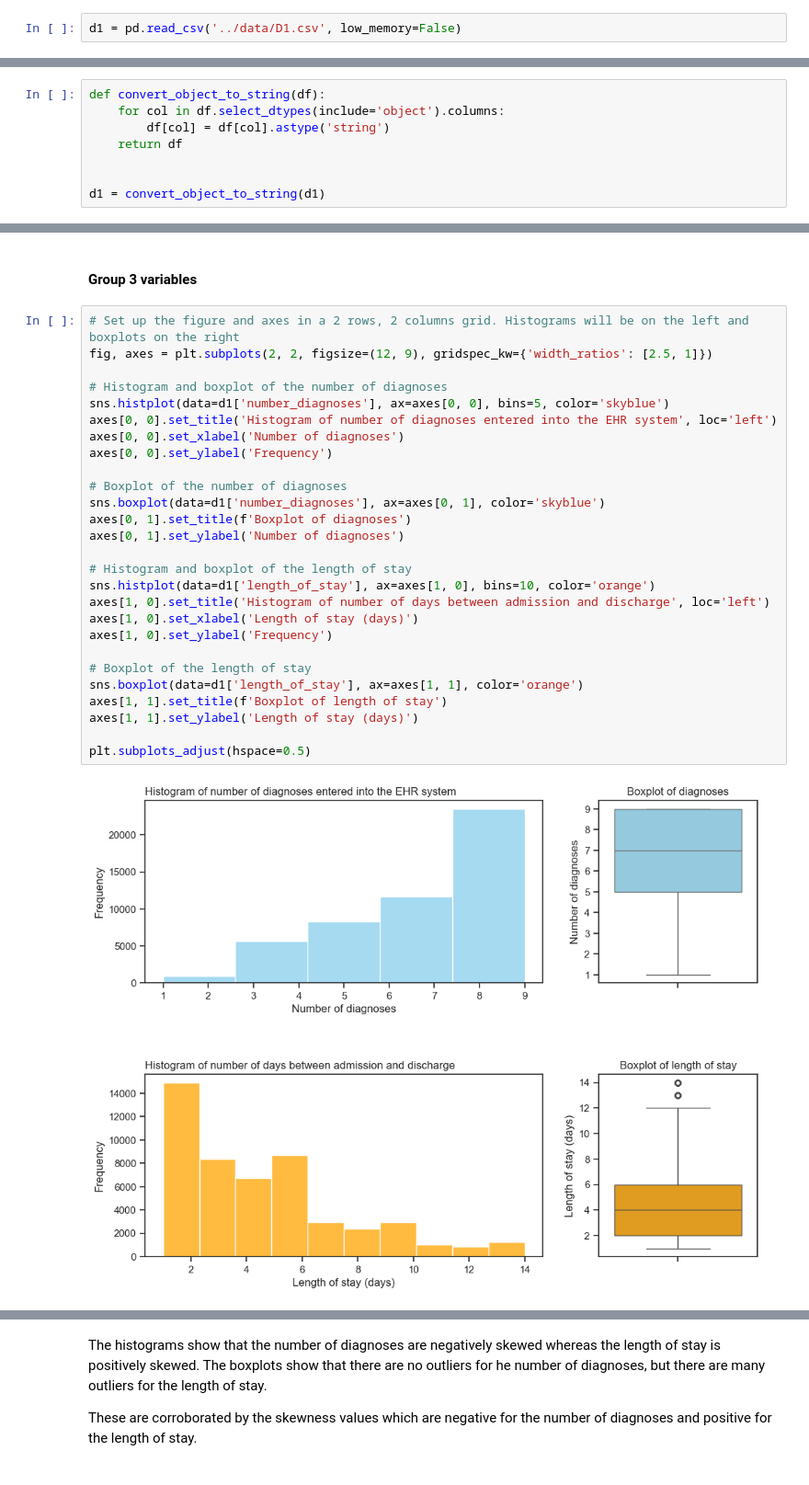
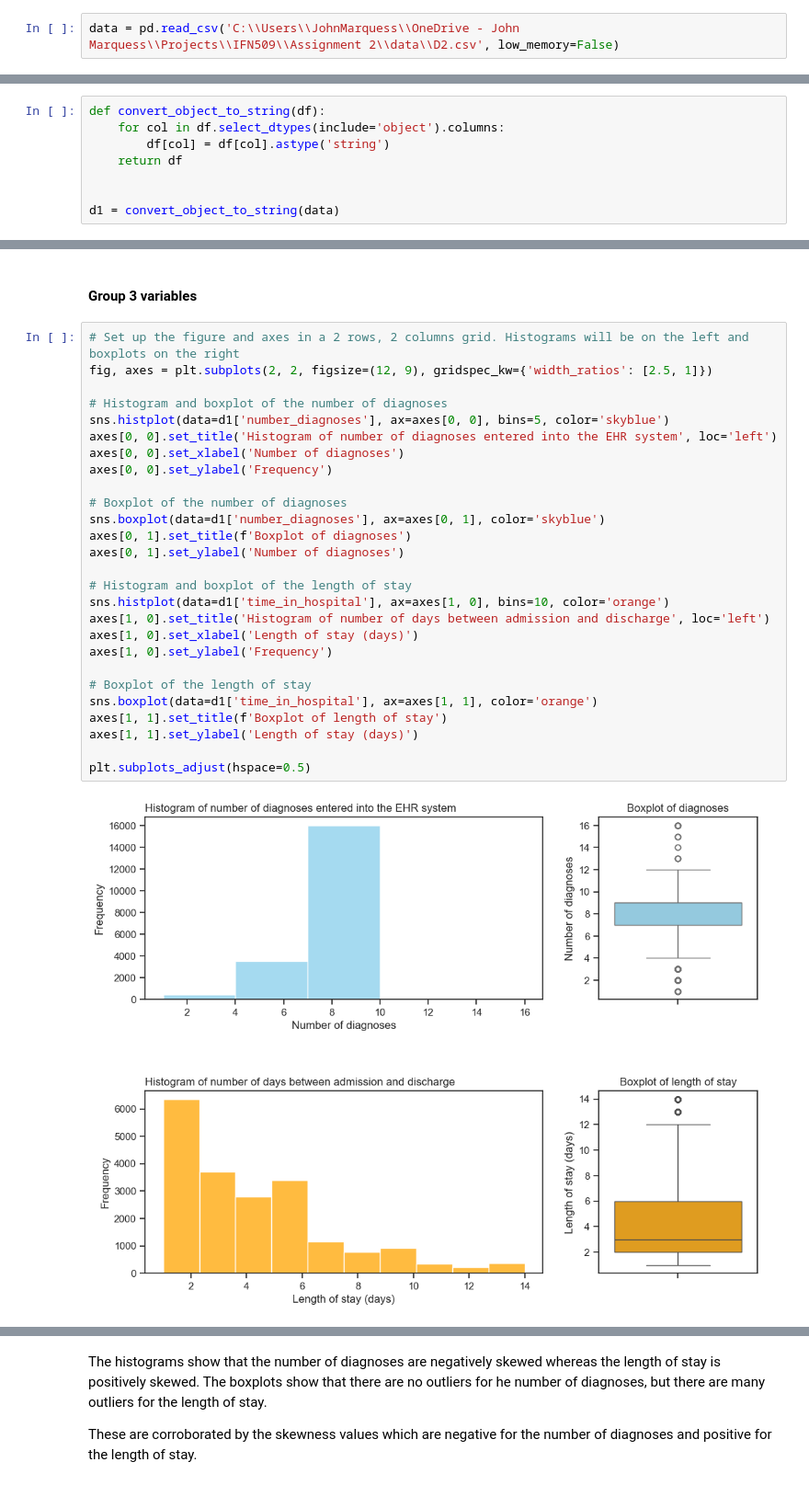
Before and after one commit to johnmarquess/IFN509, a Jupyter notebook: Assignment_1_archive/Assignment1_submission/assigment1_analysis.ipynb, the cells around one changed output, grey strips where cells are left out. Shown: that part at 92% size. Saved outputs shown, nothing was run; the diff lists cells and outputs as text.

```diff
--- a/Assignment_1_archive/Assignment1_submission/assigment1_analysis.ipynb
+++ b/Assignment_1_archive/Assignment1_submission/assigment1_analysis.ipynb
@@ -18,5 +18,5 @@ pd.options.display.float_format = '{:.2f}'.format
 # %% [markdown]
 #### Load and inspect the data
 # %%
-d1 = pd.read_csv('../data/D1.csv', low_memory=False)
+data = pd.read_csv('C:\\Users\\JohnMarquess\\OneDrive - John Marquess\\Projects\\IFN509\\Assignment 2\\data\\D2.csv', low_memory=False)
 # %%
@@ -66,7 +46,7 @@ def convert_object_to_string(df):
     return df
 
 
-d1 = convert_object_to_string(d1)
+d1 = convert_object_to_string(data)
 # %%
 d1.info()
 # %% [output]
@@ -783,30 +706,30 @@ Also, the number of outliers in the lab procedures is comparatively low, but thi
 # %%
 # Set up the figure and axes in a 2 rows, 2 columns grid. Histograms will be on the left and boxplots on the right
 fig, axes = plt.subplots(2, 2, figsize=(12, 9), gridspec_kw={'width_ratios': [2.5, 1]})
 
 # Histogram and boxplot of the number of diagnoses
 sns.histplot(data=d1['number_diagnoses'], ax=axes[0, 0], bins=5, color='skyblue')
 axes[0, 0].set_title('Histogram of number of diagnoses entered into the EHR system', loc='left')
 axes[0, 0].set_xlabel('Number of diagnoses')
 axes[0, 0].set_ylabel('Frequency')
 
 # Boxplot of the number of diagnoses
 sns.boxplot(data=d1['number_diagnoses'], ax=axes[0, 1], color='skyblue')
 axes[0, 1].set_title(f'Boxplot of diagnoses')
 axes[0, 1].set_ylabel('Number of diagnoses')
 
 # Histogram and boxplot of the length of stay
-sns.histplot(data=d1['length_of_stay'], ax=axes[1, 0], bins=10, color='orange')
+sns.histplot(data=d1['time_in_hospital'], ax=axes[1, 0], bins=10, color='orange')
 axes[1, 0].set_title('Histogram of number of days between admission and discharge', loc='left')
 axes[1, 0].set_xlabel('Length of stay (days)')
 axes[1, 0].set_ylabel('Frequency')
 
 # Boxplot of the length of stay
-sns.boxplot(data=d1['length_of_stay'], ax=axes[1, 1], color='orange')
+sns.boxplot(data=d1['time_in_hospital'], ax=axes[1, 1], color='orange')
 axes[1, 1].set_title(f'Boxplot of length of stay')
 axes[1, 1].set_ylabel('Length of stay (days)')
 
 plt.subplots_adjust(hspace=0.5)
 # %% [output]
-[figure, old version]
+[figure, new version]
 # %%
```
Also changed, not shown: parts of 85 cells of this notebook, 8 other files.
